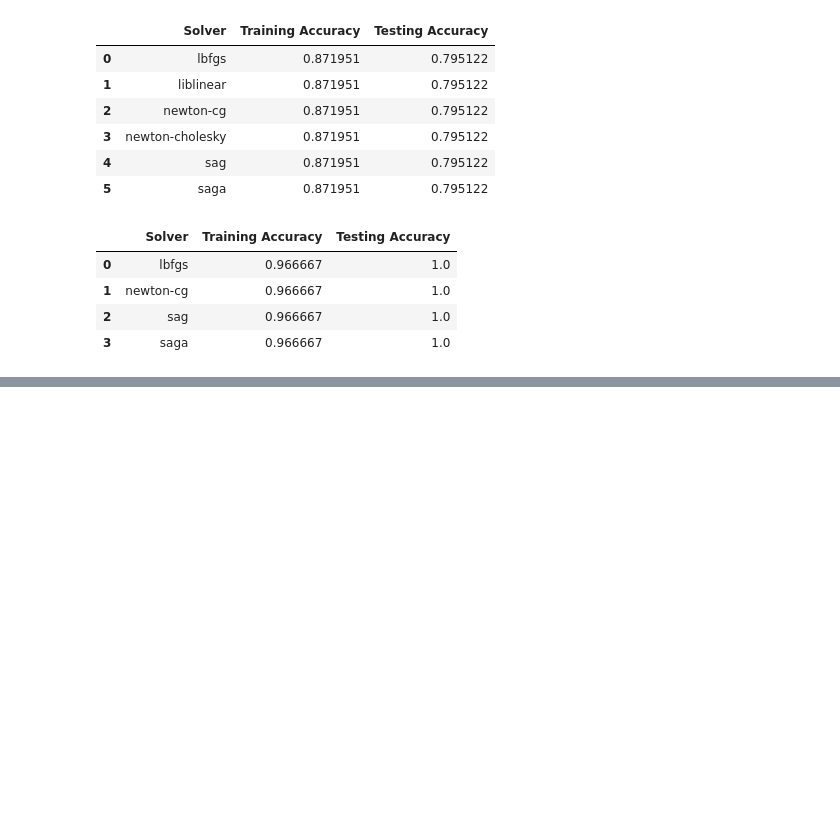
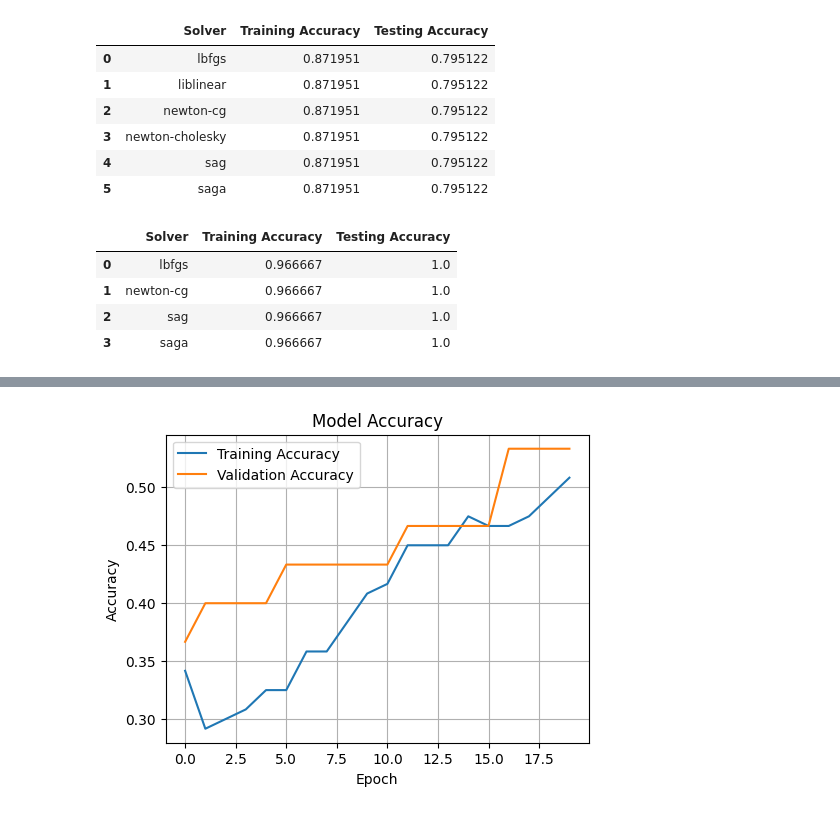
Before and after one commit to syedukkashah/ML-Fall-25, a Jupyter notebook: Lab/09/09.ipynb, the cells around one changed output, grey strips where cells are left out. Cells and saved outputs as stored; diff of their text form; code cells hidden in the pictures; blank space fills up the shorter version.

```diff
--- a/Lab/09/09.ipynb
+++ b/Lab/09/09.ipynb
@@ -352,0 +419,6 @@ results
+# %%
+x_train, x_test, y_train, y_test = train_test_split(x, y, test_size = 0.2, random_state = 42)
+# %%
+my_scaler = StandardScaler()
+scaled_xTrain = my_scaler.fit_transform(x_train)
+scaled_xTest = my_scaler.transform(x_test)
@@ -352,0 +444,5 @@ results
+# %%
+y_train_encoded = to_categorical(y_train)
+y_test_encoded = to_categorical(y_test)
+# %%
+history = model.fit(x = scaled_xTrain, y = y_train_encoded, epochs = 20, batch_size=40, validation_data=(scaled_xTest, y_test_encoded))
@@ -352,0 +471,14 @@ results
+# %%
+plt.figure(figsize=(12, 4))
+
+# Accuracy plot
+plt.subplot(1, 2, 1)
+plt.plot(history.history['accuracy'], label='Training Accuracy')
+plt.plot(history.history['val_accuracy'], label='Validation Accuracy')
+plt.title('Model Accuracy')
+plt.xlabel('Epoch')
+plt.ylabel('Accuracy')
+plt.legend()
+plt.grid(True)
+# %% [output]
+[figure, added]
```
Also changed, not shown: parts of 48 cells of this notebook, 5 other files.
